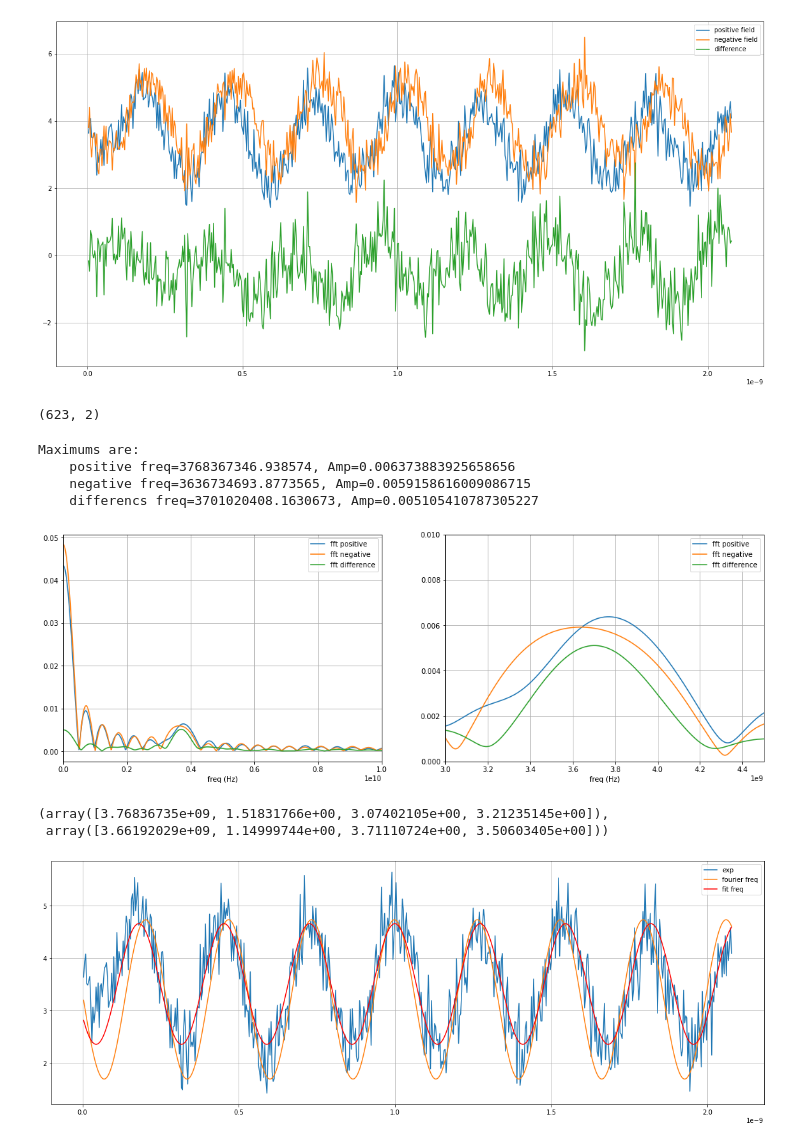
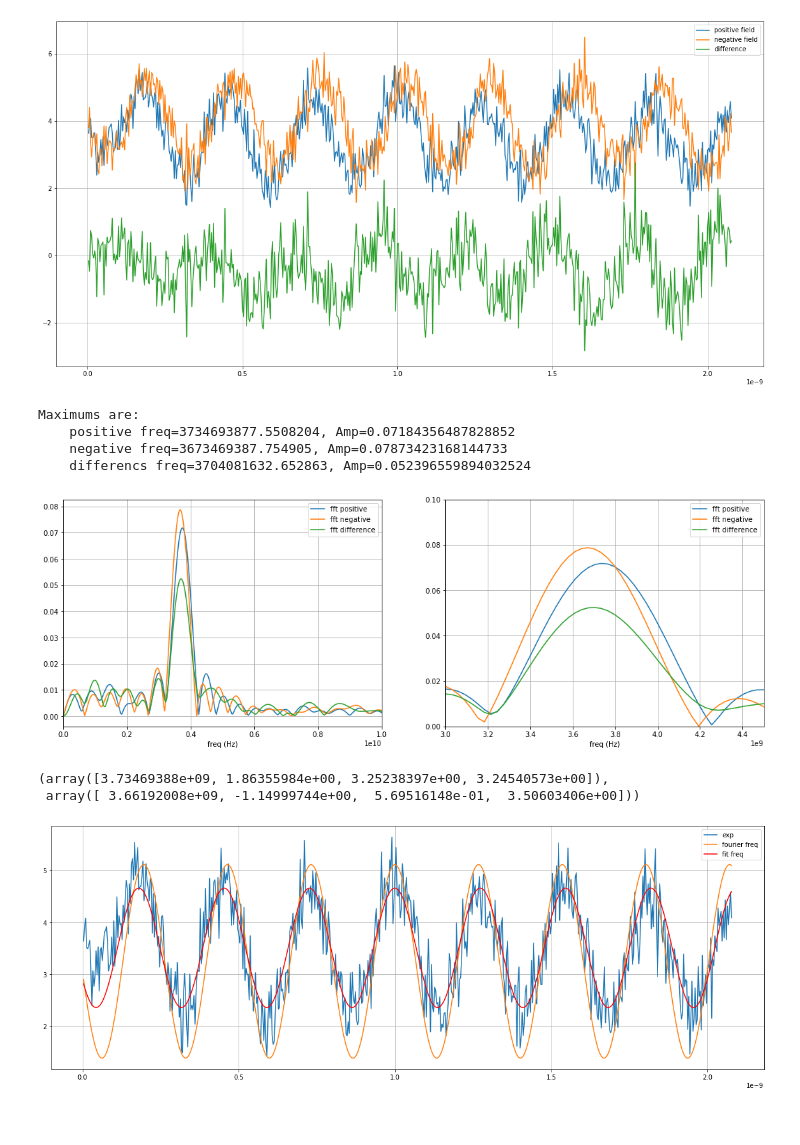
Before and after one commit to Semyonov-as/Python_Modelling, a Jupyter notebook: exp_fit.ipynb, the cells around one changed output. Saved outputs shown, nothing was run; the diff lists cells and outputs as text; code cells hidden in the pictures.

```diff
--- a/exp_fit.ipynb
+++ b/exp_fit.ipynb
@@ -10,8 +6,8 @@ array([2.07666667e-09, 4.08750000e+00])
 # %%
-data_h_pos = np.loadtxt(r'data_exp\2022_09_06_Mlevy\positive_field1.dat')[:,:2]
+data_h_pos = np.loadtxt(r'data_exp/2022_09_06_Mlevy/positive_field1.dat')[:,:2]
 data_h_pos[:, 0] = (data_h_pos[:, 0] - 178.78)*2/3/10**11
 data_h_pos = data_h_pos[17:]
-data_h_neg = np.loadtxt(r'data_exp\2022_09_06_Mlevy\negative_field1.dat')[:,:2]
+data_h_neg = np.loadtxt(r'data_exp/2022_09_06_Mlevy/negative_field1.dat')[:,:2]
 data_h_neg[:, 0] = (data_h_neg[:, 0] - 178.78)*2/3/10**11
 data_h_neg = data_h_neg[17:]
 
@@ -25,53 +21,51 @@ plt.legend()
 plt.grid()
 # %% [output]
 [figure]
-# %%
-data_h_pos.shape
-# %% [output]
-(623, 2)
 # %%
-n = 10**5
-h_pos_fft = 2/n*np.abs(fft(data_h_pos[:,1], n=n))
-h_neg_fft = 2/n*np.abs(fft(data_h_neg[:,1], n=n))
-diff_fft = 2/n*np.abs(fft(data_diff, n=n))
+n = 10**4
+# w = np.bartlett(data_h_pos.shape[0])
+w=1
+h_pos_fft = 2/n*np.abs(fft(w*(data_h_pos[:,1] - data_h_pos[:,1].mean()), n=n, ))
+h_neg_fft = 2/n*np.abs(fft(w*(data_h_neg[:,1] - data_h_neg[:,1].mean()), n=n))
+diff_fft = 2/n*np.abs(fft(w*(data_diff - data_diff.mean()), n=n))
 freqs = fftfreq(n, data_h_pos[-1, 0]-data_h_pos[-2, 0], )
 
 
 fig, ax = plt.subplots(1, 2, figsize=(18,6))
 
 ax[0].plot(freqs[:n//2], h_pos_fft[:n//2], label='fft positive')
 ax[0].plot(freqs[:n//2], h_neg_fft[:n//2], label='fft negative')
 ax[0].plot(freqs[:n//2], diff_fft[:n//2], label='fft difference')
 ax[0].set_xlim((0, 10**10))
 ax[0].grid()
 ax[0].legend()
 ax[0].set_xlabel('freq (Hz)')
 
 ax[1].plot(freqs[:n//2], h_pos_fft[:n//2], label='fft positive')
 ax[1].plot(freqs[:n//2], h_neg_fft[:n//2], label='fft negative')
 ax[1].plot(freqs[:n//2], diff_fft[:n//2], label='fft difference')
 ax[1].set_xlim((0.3*10**10, 0.45*10**10))
-ax[1].set_ylim((0, 0.01))
+ax[1].set_ylim((0, 0.1))
 ax[1].grid()
 ax[1].legend()
 ax[1].set_xlabel('freq (Hz)')
 
 l_idx = (freqs[:n//2] <= 3.4*10**9).sum()
 r_idx = n//2 - (freqs[:n//2] >= 4*10**9).sum()
 l_idx, r_idx
 max_pos = np.where(h_pos_fft == h_pos_fft[l_idx:r_idx].max())[0][0]
 max_neg = np.where(h_neg_fft == h_neg_fft[l_idx:r_idx].max())[0][0]
 max_diff = np.where(diff_fft == diff_fft[l_idx:r_idx].max())[0][0]
 print(f"""Maximums are:
     positive freq={freqs[max_pos]}, Amp={h_pos_fft[max_pos]}
     negative freq={freqs[max_neg]}, Amp={h_neg_fft[max_neg]}
     differencs freq={freqs[max_diff]}, Amp={diff_fft[max_diff]}""")
 # %% [output]
 Maximums are:
-    positive freq=3768367346.938574, Amp=0.006373883925658656
-    negative freq=3636734693.8773565, Amp=0.0059158616009086715
-    differencs freq=3701020408.1630673, Amp=0.005105410787305227
+    positive freq=3734693877.5508204, Amp=0.07184356487828852
+    negative freq=3673469387.754905, Amp=0.07873423168144733
+    differencs freq=3704081632.652863, Amp=0.052396559894032524
-[figure, old version]
+[figure, new version]
 # %%
 def fit_sine(x, freq, Amp, phase, shift):
     return Amp*np.sin(2*np.pi*freq*x + phase) + shift
@@ -88,6 +82,6 @@ plt.grid()
 plt.legend()
 p_opt, p_opt1
 # %% [output]
-(array([3.76836735e+09, 1.51831766e+00, 3.07402105e+00, 3.21235145e+00]),
- array([3.66192029e+09, 1.14999744e+00, 3.71110724e+00, 3.50603405e+00]))
+(array([3.73469388e+09, 1.86355984e+00, 3.25238397e+00, 3.24540573e+00]),
+ array([ 3.66192008e+09, -1.14999744e+00,  5.69516148e-01,  3.50603406e+00]))
-[figure, old version]
+[figure, new version]
```
Also changed, not shown: parts of 2 cells of this notebook, 4 other files.
